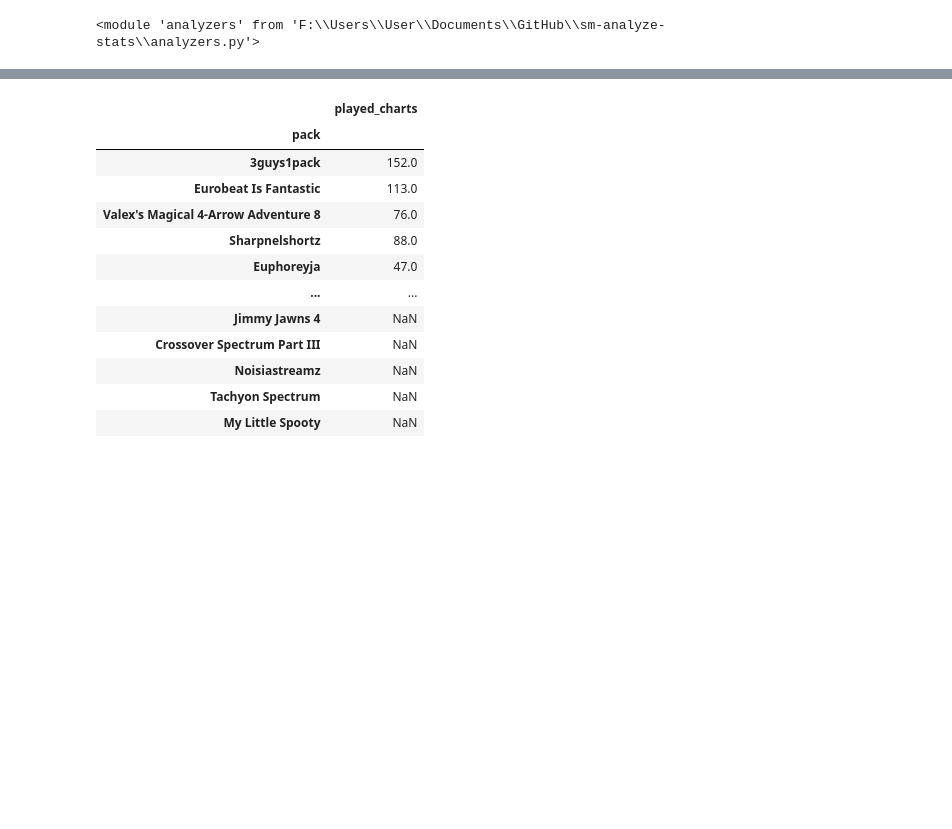
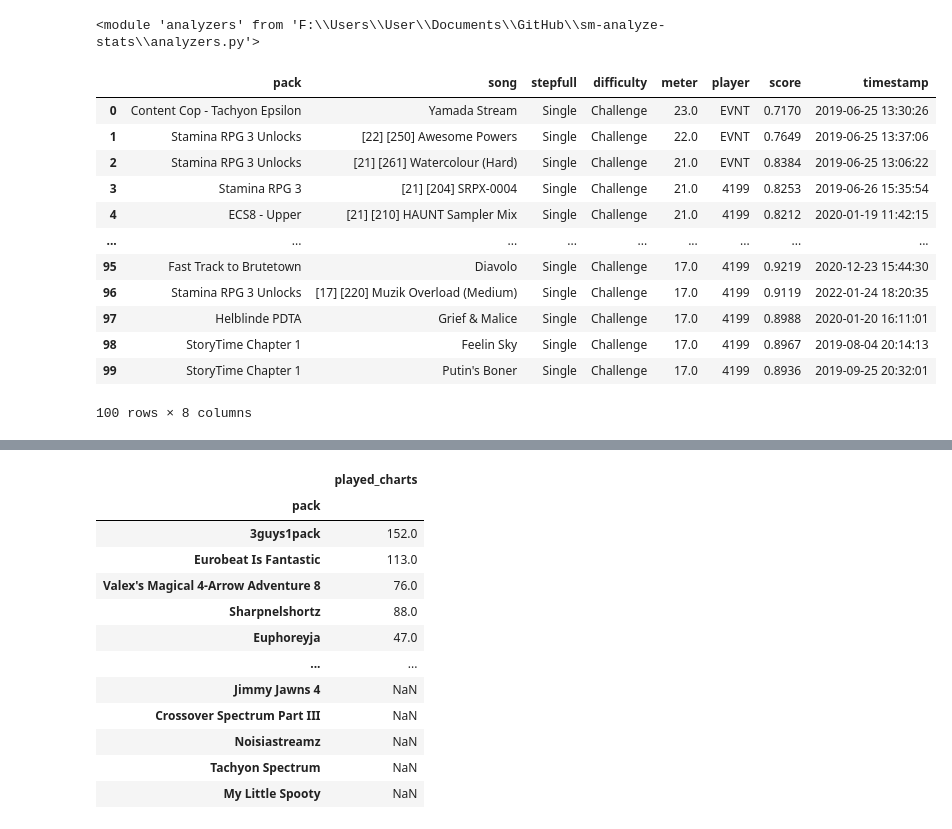
Before and after one commit to barrysir/sm-analyze-stats, a Jupyter notebook: Untitled1.ipynb, the cells around one changed output, grey strips where cells are left out. Cells and saved outputs as stored; diff of their text form; code cells hidden in the pictures; blank space fills up the shorter version.

```diff
--- a/Untitled1.ipynb
+++ b/Untitled1.ipynb
@@ -94,3 +55,19 @@ import analyzers
 importlib.reload(analyzers)
 # %% [output]
 <module 'analyzers' from 'F:\\Users\\User\\Documents\\GitHub\\sm-analyze-stats\\analyzers.py'>
+# %%
+analyzers.highest_passes(s, False)
+# %% [output]
+|  | pack | song | stepfull | difficulty | meter | player | score | timestamp |
+| 0 | Content Cop - Tachyon Epsilon | Yamada Stream | Single | Challenge | 23.0 | EVNT | 0.7170 | 2019-06-25 13:30:26 |
+| 1 | Stamina RPG 3 Unlocks | [22] [250] Awesome Powers | Single | Challenge | 22.0 | EVNT | 0.7649 | 2019-06-25 13:37:06 |
+| 2 | Stamina RPG 3 Unlocks | [21] [261] Watercolour (Hard) | Single | Challenge | 21.0 | EVNT | 0.8384 | 2019-06-25 13:06:22 |
+| 3 | Stamina RPG 3 | [21] [204] SRPX-0004 | Single | Challenge | 21.0 | 4199 | 0.8253 | 2019-06-26 15:35:54 |
+| 4 | ECS8 - Upper | [21] [210] HAUNT Sampler Mix | Single | Challenge | 21.0 | 4199 | 0.8212 | 2020-01-19 11:42:15 |
+| ... | ... | ... | ... | ... | ... | ... | ... | ... |
+| 95 | Fast Track to Brutetown | Diavolo | Single | Challenge | 17.0 | 4199 | 0.9219 | 2020-12-23 15:44:30 |
+| 96 | Stamina RPG 3 Unlocks | [17] [220] Muzik Overload (Medium) | Single | Challenge | 17.0 | 4199 | 0.9119 | 2022-01-24 18:20:35 |
+| 97 | Helblinde PDTA | Grief & Malice | Single | Challenge | 17.0 | 4199 | 0.8988 | 2020-01-20 16:11:01 |
+| 98 | StoryTime Chapter 1 | Feelin Sky | Single | Challenge | 17.0 | 4199 | 0.8967 | 2019-08-04 20:14:13 |
+| 99 | StoryTime Chapter 1 | Putin's Boner | Single | Challenge | 17.0 | 4199 | 0.8936 | 2019-09-25 20:32:01 |
+100 rows × 8 columns
```
Also changed, not shown: parts of 20 cells of this notebook, 8 other files.
